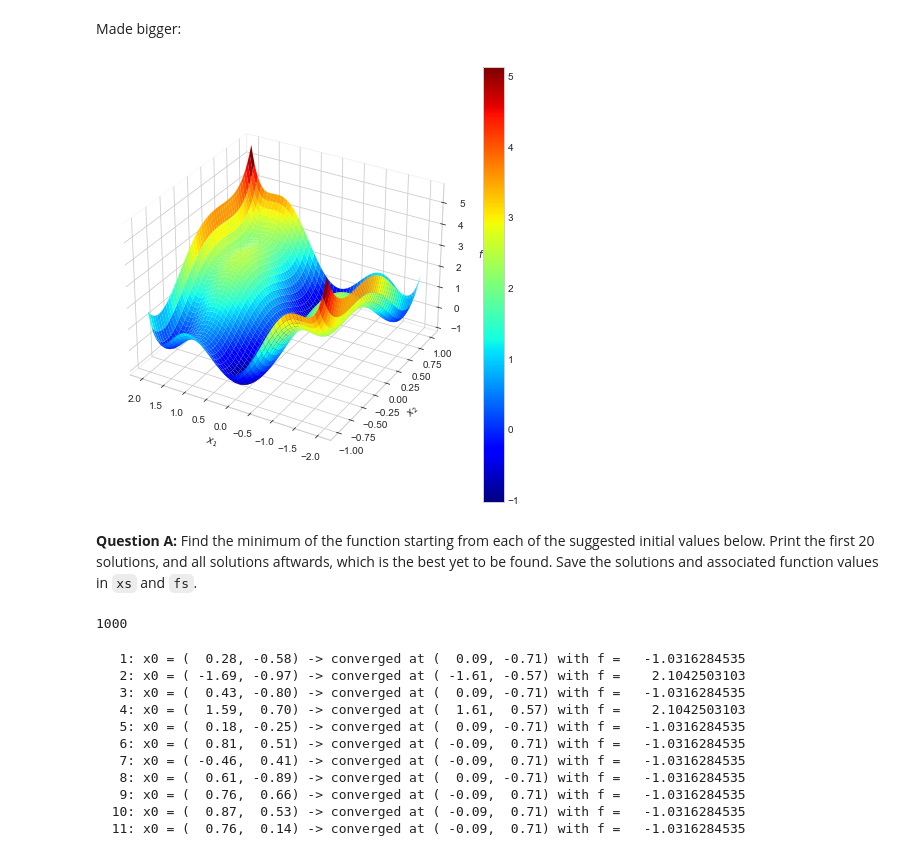
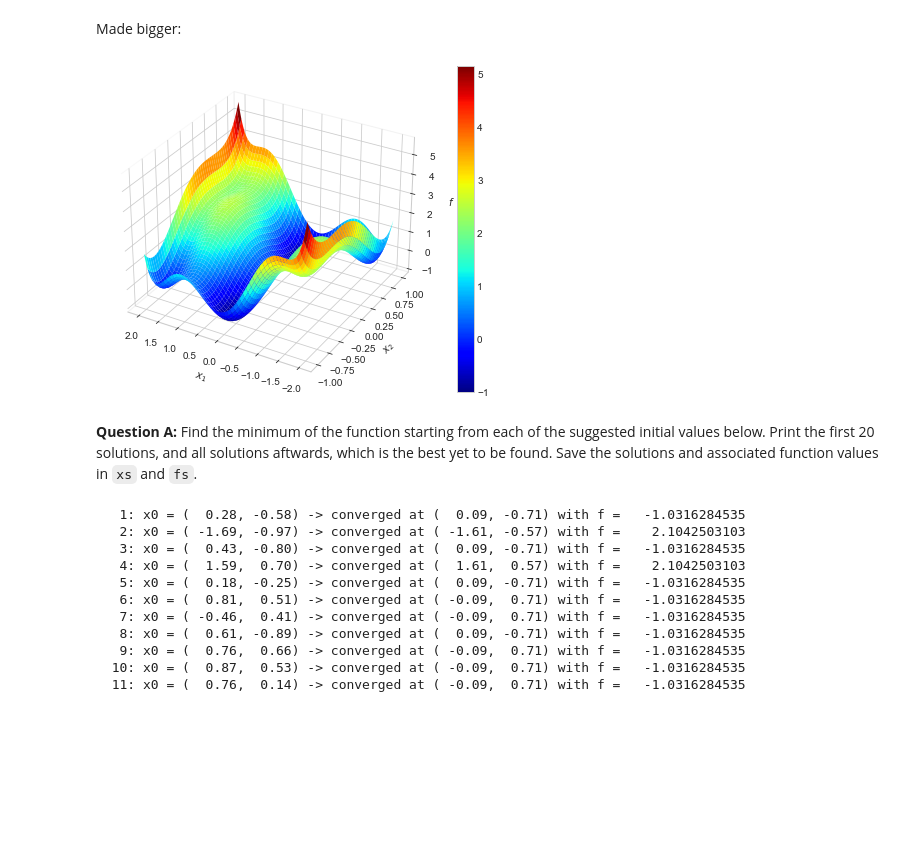
Before and after one commit to AskerNC/exercises-2021, a Jupyter notebook: PS7/problem_set_7-sol.ipynb, the cells around one changed output. Cells and saved outputs as stored; diff of their text form; code cells hidden in the pictures; blank space fills up the shorter version.

```diff
--- a/PS7/problem_set_7-sol.ipynb
+++ b/PS7/problem_set_7-sol.ipynb
@@ -426,32 +426,32 @@ Made bigger:
 # %%
 # a. grids
 x1_vec = np.linspace(-2,2,500)
 x2_vec = np.linspace(-1,1,500)
 x1_grid,x2_grid = np.meshgrid(x1_vec,x2_vec,indexing='ij')
 f_grid = _f(x1_grid,x2_grid)
 
 # b. main
-fig = plt.figure(figsize=(8,8))
+fig = plt.figure(figsize=(10,6))
 ax = fig.add_subplot(1,1,1,projection='3d')
 cs = ax.plot_surface(x1_grid,x2_grid,f_grid,cmap=cm.jet)
 
 # c. add labels
 ax.set_xlabel('$x_1$')
 ax.set_ylabel('$x_2$')
 ax.set_zlabel('$f$')
 
 # d. invert xaxis
 ax.invert_xaxis()
 
 # e. remove background
 ax.xaxis.pane.fill = False
 ax.yaxis.pane.fill = False
 ax.zaxis.pane.fill = False
 
 # f. add colorbar
 fig.colorbar(cs);
 # %% [output]
-[figure, old version]
+[figure, new version]
 # %% [markdown]
 **Question A:** Find the minimum of the function starting from each of the suggested initial values below. Print the first 20 solutions, and all solutions aftwards, which is the best yet to be found. Save the solutions and associated function values in `xs` and `fs`.
 # %%
@@ -484,10 +484,6 @@ def f_jac(x):
 def f_hess(x):
     answer = [hess(*x) for hess in _hessians]
     return np.array([answer[:2],answer[2:]])
-# %%
-x0s.shape[0]
-# %% [output]
-1000
 # %%
 def diffent_optimizer(f_args,x0s,fun=f_python):
     K = x0s.shape[0]
```
Also changed, not shown: parts of 5 cells of this notebook, 1 other file.
